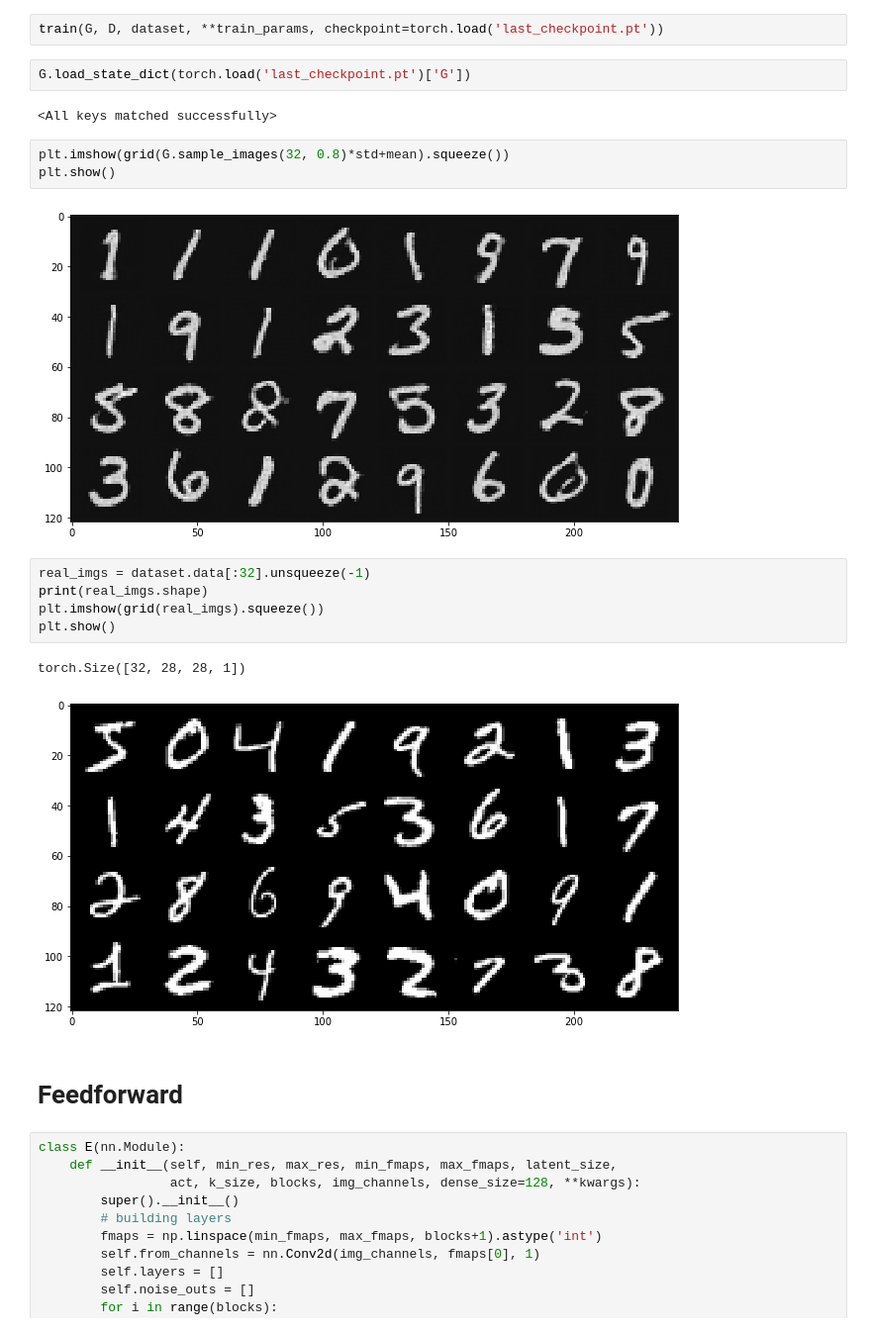
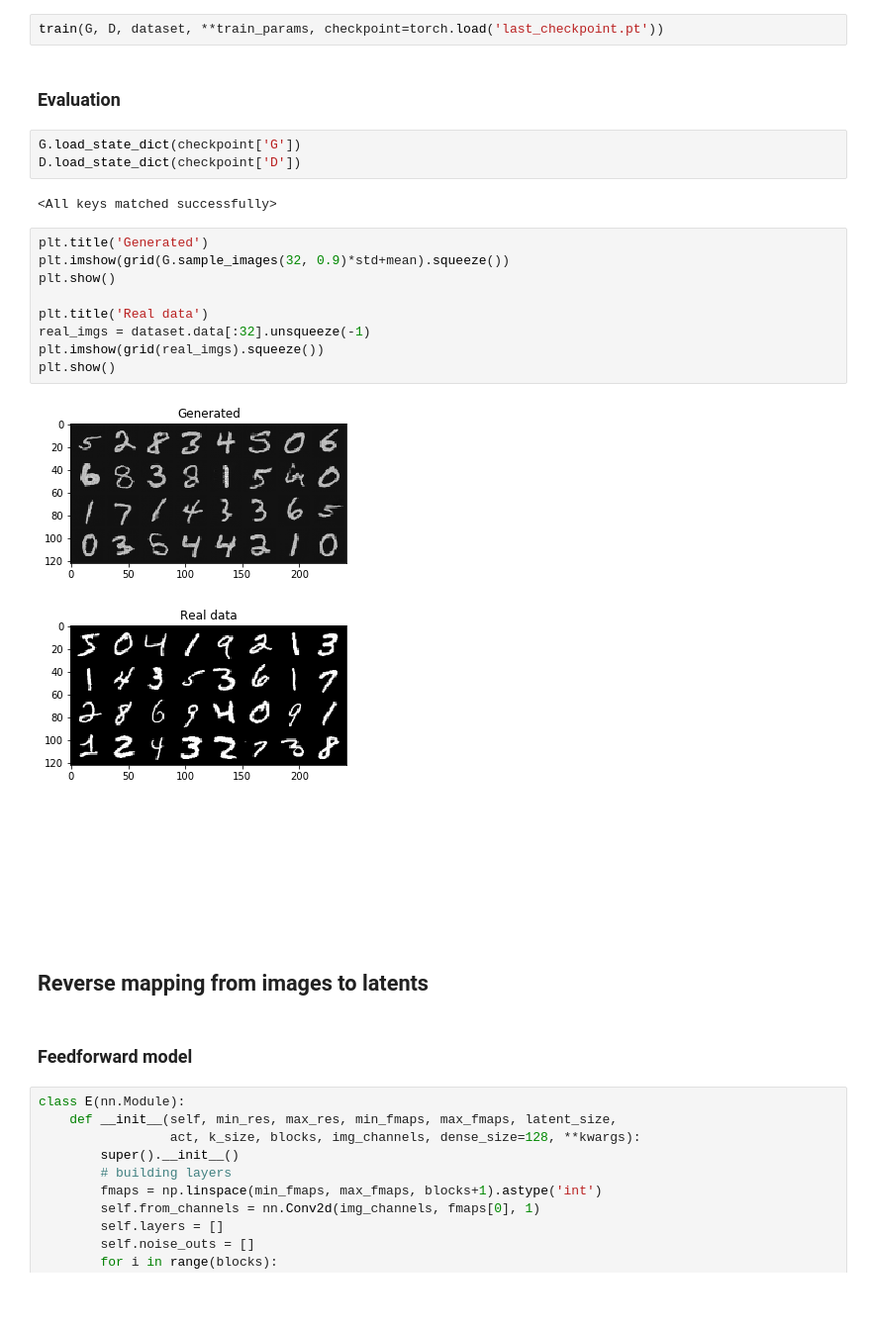
Before and after one commit to simplerick/stylegan2_pytorch, a Jupyter notebook: stylegan2.ipynb, the cells around one changed output. Shown at 99% size. Cells and saved outputs as stored; diff of their text form; blank space fills up the shorter version.

````diff
--- a/stylegan2.ipynb
+++ b/stylegan2.ipynb
@@ -293,25 +293,38 @@ G.apply(init_weights)
 D.apply(init_weights);
 # %%
 train(G, D, dataset, **train_params, checkpoint=torch.load('last_checkpoint.pt'))
-# %%
-G.load_state_dict(torch.load('last_checkpoint.pt')['G'])
-# %% [output]
-<All keys matched successfully>
+# %% [markdown]
+### Evaluation
+# %%
+G.load_state_dict(checkpoint['G'])
+D.load_state_dict(checkpoint['D'])
+# %% [output]
+<All keys matched successfully>
 # %%
-plt.imshow(grid(G.sample_images(32, 0.8)*std+mean).squeeze())
+plt.title('Generated')
+plt.imshow(grid(G.sample_images(32, 0.9)*std+mean).squeeze())
 plt.show()
+
+plt.title('Real data')
+real_imgs = dataset.data[:32].unsqueeze(-1)
+plt.imshow(grid(real_imgs).squeeze())
+plt.show()
 # %% [output]
-[figure, old version]
+[figure, new version]
+[figure, added]
-# %%
-real_imgs = dataset.data[:32].unsqueeze(-1)
-print(real_imgs.shape)
-plt.imshow(grid(real_imgs).squeeze())
-plt.show()
-# %% [output]
-torch.Size([32, 28, 28, 1])
-[figure, removed]
+# %% [markdown]
+```
+
+
+
+
+
+
+
+```
+## Reverse mapping from images to latents
 # %% [markdown]
-# Feedforward
+### Feedforward model
 # %%
 class E(nn.Module):
     def __init__(self, min_res, max_res, min_fmaps, max_fmaps, latent_size,
````
Also changed, not shown: parts of 24 cells of this notebook.
